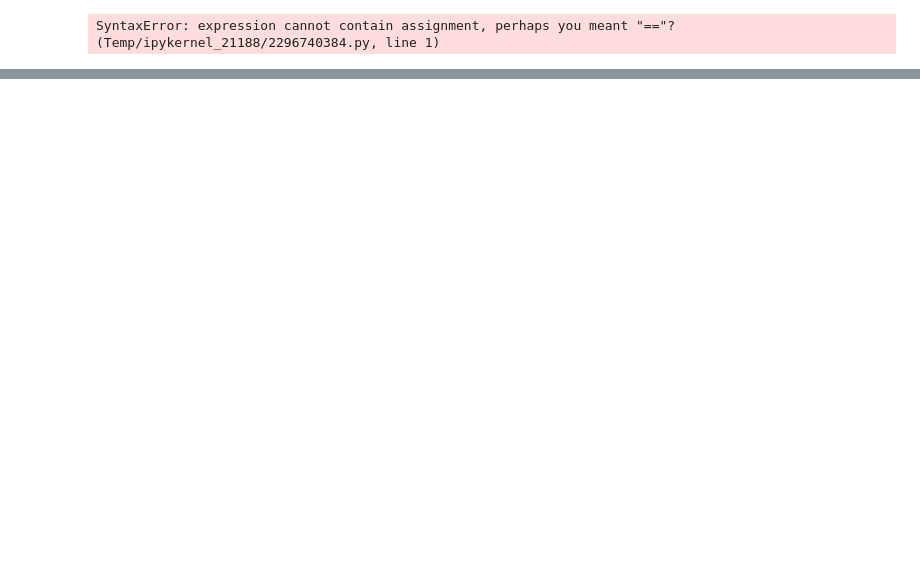
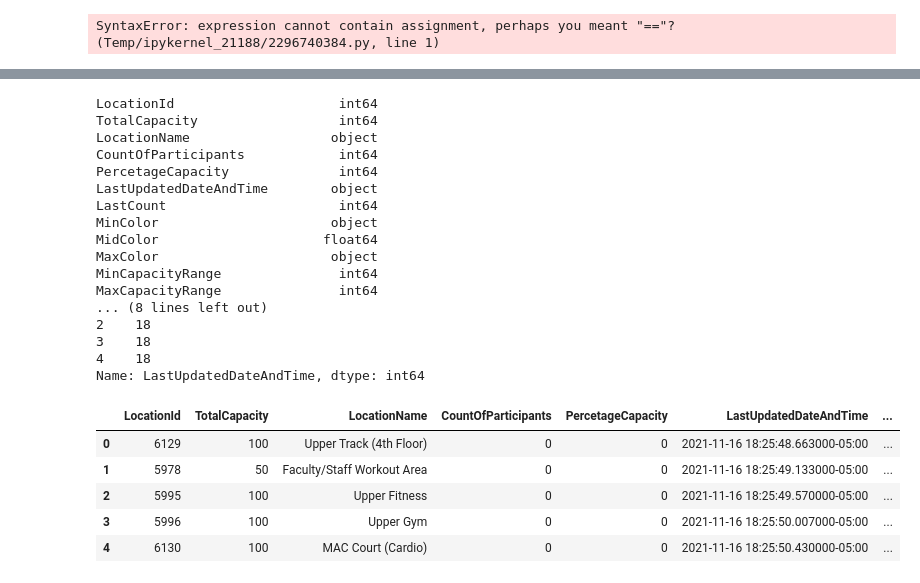
Before and after one commit to sodonova/corecproj, a Jupyter notebook: Exploration.ipynb, the cells around one changed output, grey strips where cells are left out. Saved outputs shown, nothing was run; the diff lists cells and outputs as text; code cells hidden in the pictures; blank space fills up the shorter version.

```diff
--- a/Exploration.ipynb
+++ b/Exploration.ipynb
@@ -201,0 +237,30 @@ this_figure
+# %%
+print(new_df.dtypes)
+new_df.loc[:,'LastUpdatedDateAndTime'] = pd.to_datetime(new_df.loc[:,'LastUpdatedDateAndTime']) \
+                                        .dt.tz_localize('EST')
+print(new_df.LastUpdatedDateAndTime.dt.hour.head())
+new_df.head()
+# %% [output]
+LocationId                     int64
+TotalCapacity                  int64
+LocationName                  object
+CountOfParticipants            int64
+PercetageCapacity              int64
+LastUpdatedDateAndTime        object
+LastCount                      int64
+MinColor                      object
+MidColor                     float64
+MaxColor                      object
+MinCapacityRange               int64
+MaxCapacityRange               int64
+... (8 lines left out)
+2    18
+3    18
+4    18
+Name: LastUpdatedDateAndTime, dtype: int64
+|  | LocationId | TotalCapacity | LocationName | CountOfParticipants | PercetageCapacity | LastUpdatedDateAndTime | ... |
+| 0 | 6129 | 100 | Upper Track (4th Floor) | 0 | 0 | 2021-11-16 18:25:48.663000-05:00 | ... |
+| 1 | 5978 | 50 | Faculty/Staff Workout Area | 0 | 0 | 2021-11-16 18:25:49.133000-05:00 | ... |
+| 2 | 5995 | 100 | Upper Fitness | 0 | 0 | 2021-11-16 18:25:49.570000-05:00 | ... |
+| 3 | 5996 | 100 | Upper Gym | 0 | 0 | 2021-11-16 18:25:50.007000-05:00 | ... |
+| 4 | 6130 | 100 | MAC Court (Cardio) | 0 | 0 | 2021-11-16 18:25:50.430000-05:00 | ... |
```
Also changed, not shown: parts of 7 cells of this notebook.
